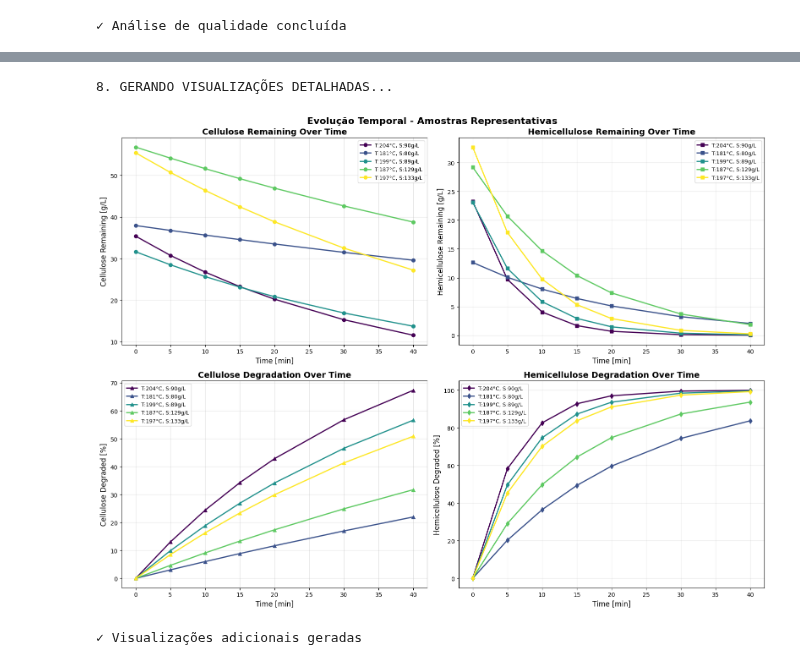
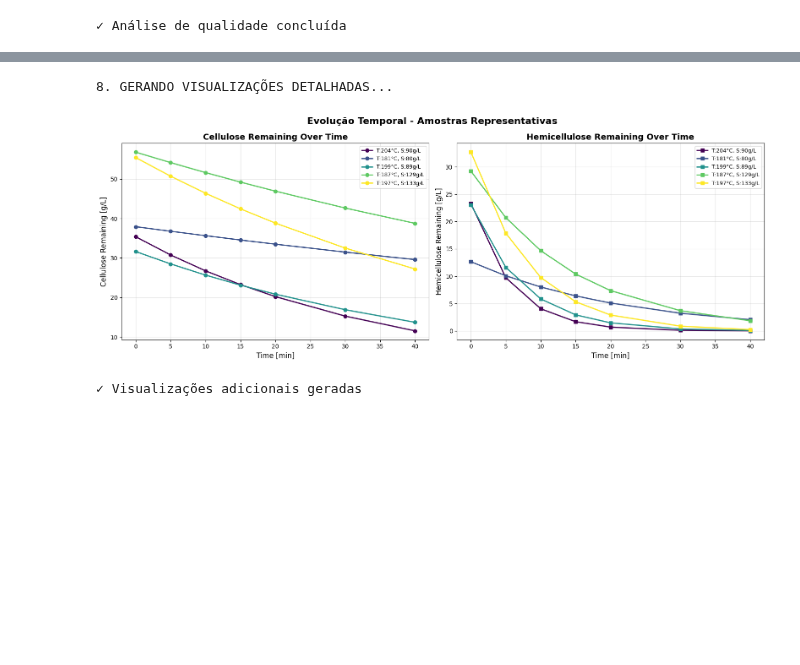
Before and after one commit to AugustoCoding/Ethanol-AI, a Jupyter notebook: BEPE FAPESP/Pretreatment/Data Generation/LHS_pre.ipynb, the cells around one changed output, grey strips where cells are left out. Saved outputs shown, nothing was run; the diff lists cells and outputs as text; code cells hidden in the pictures; blank space fills up the shorter version.

```diff
--- a/BEPE FAPESP/Pretreatment/Data Generation/LHS_pre.ipynb
+++ b/BEPE FAPESP/Pretreatment/Data Generation/LHS_pre.ipynb
@@ -193,7 +193,7 @@ def simulate_pretreatment_condition(temperature, solid_loading, cellulose_fracti
     Returns:
     --------
     results_df : pandas.DataFrame
-        DataFrame com resultados para cada tempo
+        DataFrame com resultados para cada tempo (8 colunas: 6 inputs + 2 outputs)
     """
 
     # Simular até o tempo máximo
@@ -217,14 +217,7 @@ def simulate_pretreatment_condition(temperature, solid_loading, cellulose_fracti
     cellulose_at_times = np.interp(time_points, time_array, cellulose_conc)
     hemicellulose_at_times = np.interp(time_points, time_array, hemicellulose_conc)
 
-    # Calcular degradações percentuais
-    C0 = solid_loading * cellulose_fraction
-    H0 = solid_loading * hemicellulose_fraction
-
-    cellulose_degraded = ((C0 - cellulose_at_times) / C0 * 100) if C0 > 0 else np.zeros_like(time_points)
-    hemicellulose_degraded = ((H0 - hemicellulose_at_times) / H0 * 100) if H0 > 0 else np.zeros_like(time_points)
-
-    # Criar DataFrame com resultados
+    # Criar DataFrame com resultados (apenas 2 outputs: concentrações remaining)
     results_list = []
     for i, t in enumerate(time_points):
         results_list.append({
@@ -235,14 +228,13 @@ def simulate_pretreatment_condition(temperature, solid_loading, cellulose_fracti
             'Solids Loading [g/L]': solid_loading,
             'Time [min]': t,
             'Cellulose Remaining [g/L]': cellulose_at_times[i],
-            'Hemicellulose Remaining [g/L]': hemicellulose_at_times[i],
-            'Cellulose Degraded [%]': cellulose_degraded[i],
-            'Hemicellulose Degraded [%]': hemicellulose_degraded[i]
+            'Hemicellulose Remaining [g/L]': hemicellulose_at_times[i]
         })
 
     return pd.DataFrame(results_list)
 
 print("✓ Função de simulação configurada")
+print("✓ Outputs: 2 (Cellulose Remaining, Hemicellulose Remaining)")
 # %% [output]
 3. CONFIGURANDO SIMULAÇÃO DE PRÉ-TRATAMENTO...
 ✓ Função de simulação configurada
@@ -574,7 +565,7 @@ print("\n8. GERANDO VISUALIZAÇÕES DETALHADAS...")
 # GRÁFICO 1: EVOLUÇÃO TEMPORAL DE AMOSTRAS REPRESENTATIVAS
 # ============================================================================
 
-fig1, axes1 = plt.subplots(2, 2, figsize=(16, 12))
+fig1, axes1 = plt.subplots(1, 2, figsize=(16, 6))
 fig1.suptitle('Evolução Temporal - Amostras Representativas', fontsize=16, fontweight='bold')
 
 # Selecionar 5 condições aleatórias
@@ -586,82 +577,46 @@ colors = plt.cm.viridis(np.linspace(0, 1, 5))
 # 1.1 Celulose remanescente ao longo do tempo
 for i, (idx, condition) in enumerate(sample_conditions.iterrows()):
     condition_data = synthetic_data[
         (abs(synthetic_data['Temperature [°C]'] - condition['temperature']) < 0.1) &
         (abs(synthetic_data['Solids Loading [g/L]'] - condition['solids_loading']) < 0.1) &
         (abs(synthetic_data['Cellulose Fraction'] - condition['cellulose_fraction']) < 0.01)
     ].sort_values('Time [min]')
 
-    axes1[0,0].plot(condition_data['Time [min]'], condition_data['Cellulose Remaining [g/L]'],
+    axes1[0].plot(condition_data['Time [min]'], condition_data['Cellulose Remaining [g/L]'],
                    marker='o', color=colors[i], linewidth=2, markersize=6,
                    label=f'T:{condition["temperature"]:.0f}°C, S:{condition["solids_loading"]:.0f}g/L')
 
-axes1[0,0].set_xlabel('Time [min]', fontsize=12)
-axes1[0,0].set_ylabel('Cellulose Remaining [g/L]', fontsize=12)
-axes1[0,0].set_title('Cellulose Remaining Over Time', fontsize=14, fontweight='bold')
-axes1[0,0].grid(True, alpha=0.3)
-axes1[0,0].legend(fontsize=9)
+axes1[0].set_xlabel('Time [min]', fontsize=12)
+axes1[0].set_ylabel('Cellulose Remaining [g/L]', fontsize=12)
+axes1[0].set_title('Cellulose Remaining Over Time', fontsize=14, fontweight='bold')
+axes1[0].grid(True, alpha=0.3)
+axes1[0].legend(fontsize=9)
 
 # 1.2 Hemicelulose remanescente ao longo do tempo
 for i, (idx, condition) in enumerate(sample_conditions.iterrows()):
     condition_data = synthetic_data[
         (abs(synthetic_data['Temperature [°C]'] - condition['temperature']) < 0.1) &
         (abs(synthetic_data['Solids Loading [g/L]'] - condition['solids_loading']) < 0.1) &
         (abs(synthetic_data['Cellulose Fraction'] - condition['cellulose_fraction']) < 0.01)
     ].sort_values('Time [min]')
 
-    axes1[0,1].plot(condition_data['Time [min]'], condition_data['Hemicellulose Remaining [g/L]'],
+    axes1[1].plot(condition_data['Time [min]'], condition_data['Hemicellulose Remaining [g/L]'],
                    marker='s', color=colors[i], linewidth=2, markersize=6,
                    label=f'T:{condition["temperature"]:.0f}°C, S:{condition["solids_loading"]:.0f}g/L')
 
-axes1[0,1].set_xlabel('Time [min]', fontsize=12)
-axes1[0,1].set_ylabel('Hemicellulose Remaining [g/L]', fontsize=12)
-axes1[0,1].set_title('Hemicellulose Remaining Over Time', fontsize=14, fontweight='bold')
-axes1[0,1].grid(True, alpha=0.3)
-axes1[0,1].legend(fontsize=9)
-
-# 1.3 Degradação de celulose (%)
-for i, (idx, condition) in enumerate(sample_conditions.iterrows()):
-    condition_data = synthetic_data[
-        (abs(synthetic_data['Temperature [°C]'] - condition['temperature']) < 0.1) &
-        (abs(synthetic_data['Solids Loading [g/L]'] - condition['solids_loading']) < 0.1) &
-        (abs(synthetic_data['Cellulose Fraction'] - condition['cellulose_fraction']) < 0.01)
-    ].sort_values('Time [min]')
-
-    axes1[1,0].plot(condition_data['Time [min]'], condition_data['Cellulose Degraded [%]'],
-                   marker='^', color=colors[i], linewidth=2, markersize=6,
-                   label=f'T:{condition["temperature"]:.0f}°C, S:{condition["solids_loading"]:.0f}g/L')
-
-axes1[1,0].set_xlabel('Time [min]', fontsize=12)
-axes1[1,0].set_ylabel('Cellulose Degraded [%]', fontsize=12)
-axes1[1,0].set_title('Cellulose Degradation Over Time', fontsize=14, fontweight='bold')
-axes1[1,0].grid(True, alpha=0.3)
-axes1[1,0].legend(fontsize=9)
-
-# 1.4 Degradação de hemicelulose (%)
-for i, (idx, condition) in enumerate(sample_conditions.iterrows()):
-    condition_data = synthetic_data[
-        (abs(synthetic_data['Temperature [°C]'] - condition['temperature']) < 0.1) &
-        (abs(synthetic_data['Solids Loading [g/L]'] - condition['solids_loading']) < 0.1) &
-        (abs(synthetic_data['Cellulose Fraction'] - condition['cellulose_fraction']) < 0.01)
-    ].sort_values('Time [min]')
-
-    axes1[1,1].plot(condition_data['Time [min]'], condition_data['Hemicellulose Degraded [%]'],
-                   marker='d', color=colors[i], linewidth=2, markersize=6,
-                   label=f'T:{condition["temperature"]:.0f}°C, S:{condition["solids_loading"]:.0f}g/L')
-
-axes1[1,1].set_xlabel('Time [min]', fontsize=12)
-axes1[1,1].set_ylabel('Hemicellulose Degraded [%]', fontsize=12)
-axes1[1,1].set_title('Hemicellulose Degradation Over Time', fontsize=14, fontweight='bold')
-axes1[1,1].grid(True, alpha=0.3)
-axes1[1,1].legend(fontsize=9)
+axes1[1].set_xlabel('Time [min]', fontsize=12)
+axes1[1].set_ylabel('Hemicellulose Remaining [g/L]', fontsize=12)
+axes1[1].set_title('Hemicellulose Remaining Over Time', fontsize=14, fontweight='bold')
+axes1[1].grid(True, alpha=0.3)
+axes1[1].legend(fontsize=9)
 
 plt.tight_layout()
 plt.show()
 
 print("✓ Visualizações adicionais geradas")
 # %% [output]
 8. GERANDO VISUALIZAÇÕES DETALHADAS...
-[figure, old version]
+[figure, new version]
 ✓ Visualizações adicionais geradas
 # %%
 # ============================================================================
```
Also changed, not shown: parts of 5 cells of this notebook, 5 other files.
